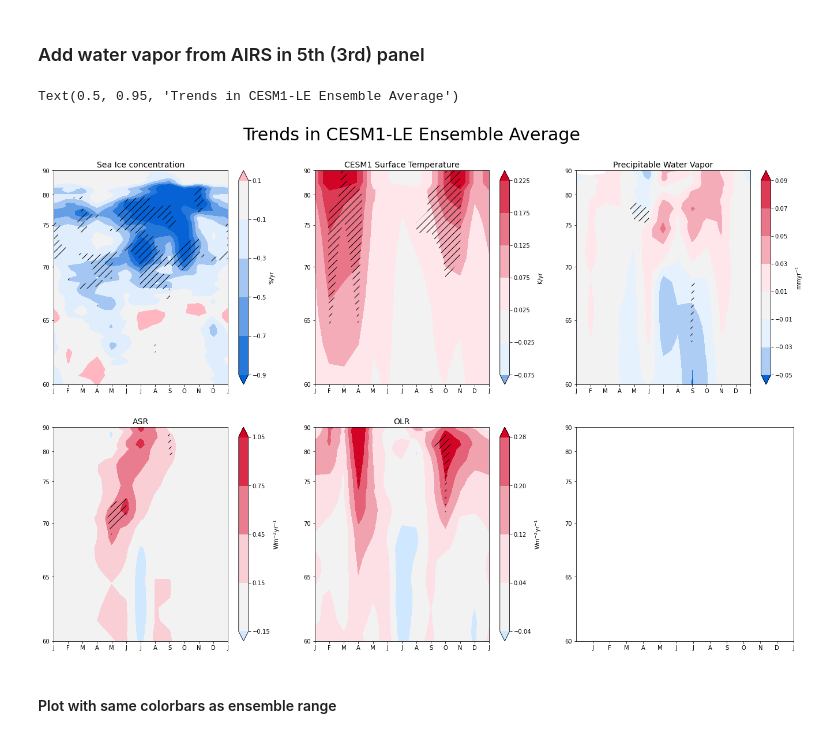
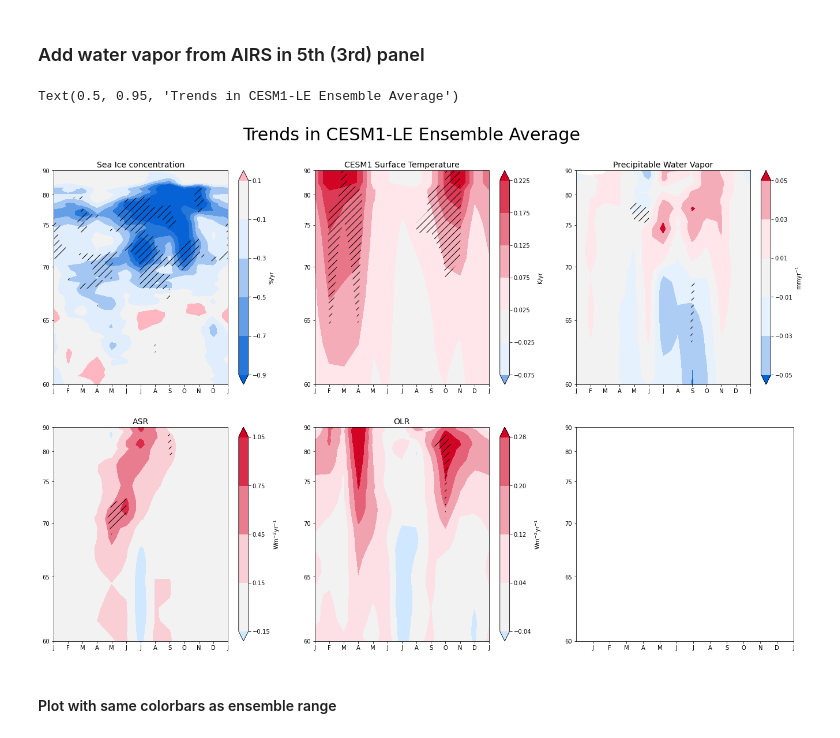
Before and after one commit to jshaw35/spectral_ice, a Jupyter notebook: figure1/figure1abc.ipynb, the cells around one changed output. Cells and saved outputs as stored; diff of their text form; code cells hidden in the pictures.

```diff
--- a/figure1/figure1abc.ipynb
+++ b/figure1/figure1abc.ipynb
@@ -416,37 +416,37 @@ cbar = plt.colorbar(im1,ax=axes[1],label='K/yr')
 lat_weighted2 = np.sin(np.pi/180*wv_trends_wrapped['lat'])
 cmap2 = copy.copy(palette)
 im2 = axes[2].contourf(wv_trends_wrapped['month'],lat_weighted2,wv_trends_wrapped.transpose('lat','month'), # -0.6,3.0
-                       cmap=cmap2,vmin=-0.1, vmax=0.10,extend='both',levels=np.arange(-0.05,0.09,0.02))
+                       cmap=cmap2,vmin=-0.1, vmax=0.10,extend='both',levels=np.arange(-0.05,0.051,0.02))
 # im2.cmap.set_under('blue') # (0.81,0.91,1.00)
 stip = axes[2].contourf(asr_statsig_wrapped['month'],lat_weighted2,asr_statsig_wrapped.transpose('lat','month'), colors='none',levels=[0,99,100],
                         hatches=[None,'//'],extend='neither')
 axes[2].set_title('Precipitable Water Vapor',fontsize=14)
 plt.colorbar(im2,ax=axes[2],label='mmyr$^{-1}$')
 
 lat_weighted3 = np.sin(np.pi/180*asr_trends_wrapped['lat'])
 cmap3 = copy.copy(palette)
 im3 = axes[3].contourf(asr_trends_wrapped['month'],lat_weighted3,asr_trends_wrapped.transpose('lat','month'), # -0.3,0.7
                        cmap=cmap3,vmin=-1.05, vmax=1.05,levels=np.arange(-0.15,1.06,0.30),extend='both')
 im3.cmap.set_under((0.81,0.91,1.00))
 stip = axes[3].contourf(asr_statsig_wrapped['month'],lat_weighted3,asr_statsig_wrapped.transpose('lat','month'), colors='none',levels=[0,99,100],
                         hatches=[None,'//'],extend='neither')
 axes[3].set_title('ASR',fontsize=14)
 plt.colorbar(im3,ax=axes[3],label='Wm$^{-2}$yr$^{-1}$')
 
 lat_weighted4 = np.sin(np.pi/180*olr_trends_wrapped['lat'])
 cmap4 = copy.copy(palette)
 im4 = axes[4].contourf(olr_trends_wrapped['month'],lat_weighted4,olr_trends_wrapped.transpose('lat','month'), # -0.3,0.7
                        cmap=cmap4,vmin=-0.36,vmax=0.36,levels=np.arange(-0.04,0.36,0.08),extend='both')
 im4.cmap.set_under((0.81,0.91,1.00))
 stip = axes[4].contourf(olr_statsig_wrapped['month'],lat_weighted4,olr_statsig_wrapped.transpose('lat','month'), colors='none',levels=[0,99,100],
                         hatches=[None,'//'],extend='neither')
 axes[4].set_title('OLR',fontsize=14)
 plt.colorbar(im4,ax=axes[4],label='Wm$^{-2}$yr$^{-1}$')
 
 fig1.suptitle('Trends in CESM1-LE Ensemble Average',fontsize=30,y=0.95)
 # %% [output]
 Text(0.5, 0.95, 'Trends in CESM1-LE Ensemble Average')
-[figure, old version]
+[figure, new version]
 # %% [markdown]
 #### Plot with same colorbars as ensemble range
 # %%
```
Also changed, not shown: 1 other file.
